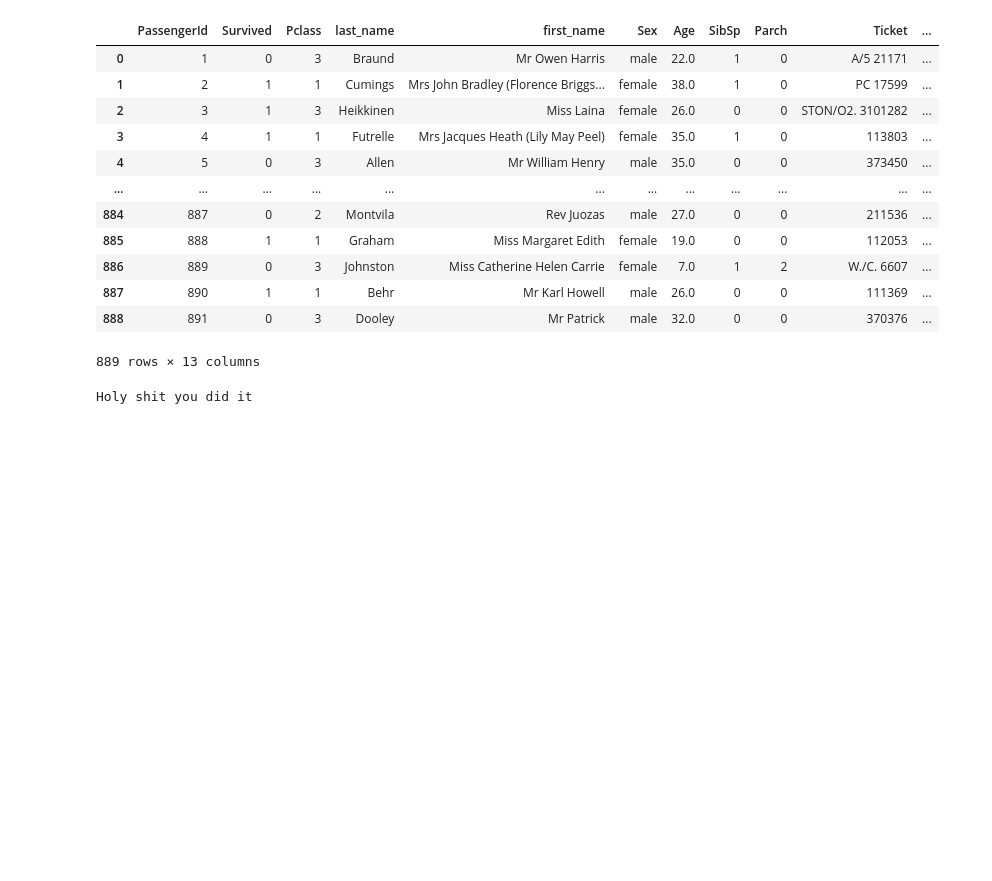
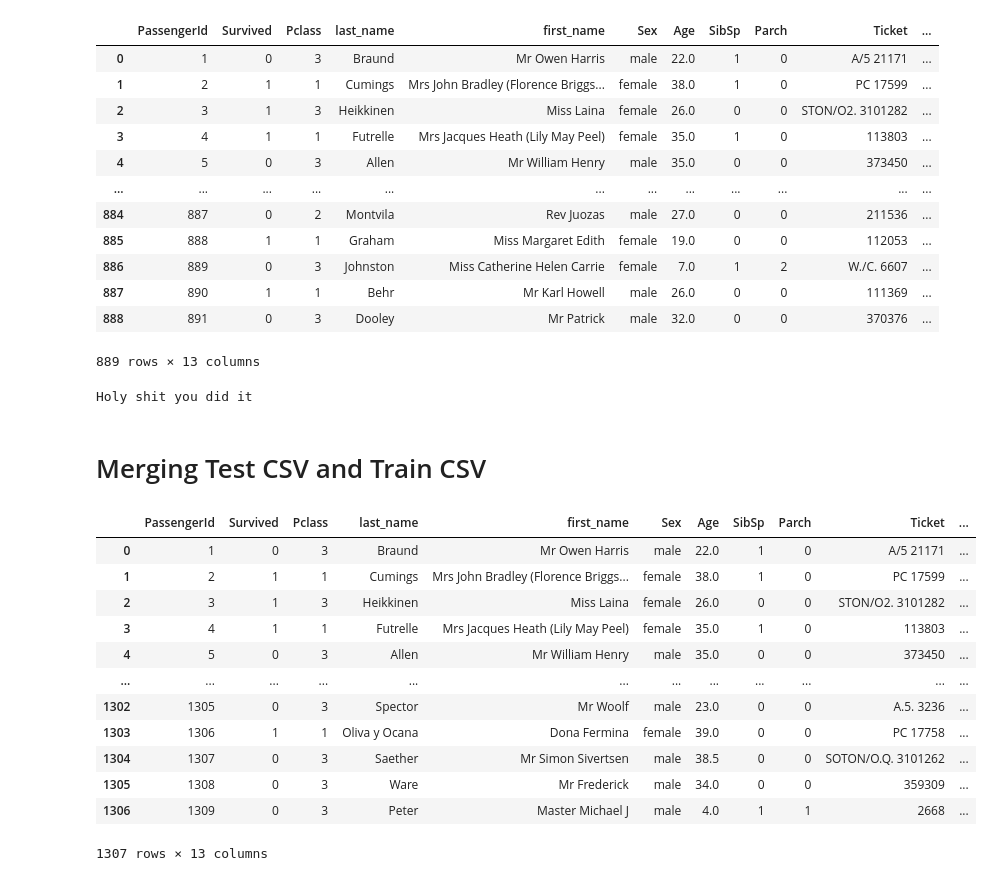
Before and after one commit to Mariomtz0713/Project-4, a Jupyter notebook: Titanic/Notebooks/extract_transfrom_load.ipynb, the cells around one changed output. Cells and saved outputs as stored; diff of their text form; code cells hidden in the pictures; blank space fills up the shorter version.

Commit message:
Added merged test/train csv

```diff
--- a/Titanic/Notebooks/extract_transfrom_load.ipynb
+++ b/Titanic/Notebooks/extract_transfrom_load.ipynb
@@ -945,3 +945,5 @@ else:
     print('Damn you suck')
 # %% [output]
 Holy shit you did it
+# %% [markdown]
+# Merging Test CSV and Train CSV
@@ -947,0 +956,16 @@ Holy shit you did it
+# %%
+pd.read_csv('../Resources/merged_clean.csv')
+# %% [output]
+|  | PassengerId | Survived | Pclass | last_name | first_name | Sex | Age | SibSp | Parch | Ticket | ... |
+| 0 | 1 | 0 | 3 | Braund | Mr Owen Harris | male | 22.0 | 1 | 0 | A/5 21171 | ... |
+| 1 | 2 | 1 | 1 | Cumings | Mrs John Bradley (Florence Briggs... | female | 38.0 | 1 | 0 | PC 17599 | ... |
+| 2 | 3 | 1 | 3 | Heikkinen | Miss Laina | female | 26.0 | 0 | 0 | STON/O2. 3101282 | ... |
+| 3 | 4 | 1 | 1 | Futrelle | Mrs Jacques Heath (Lily May Peel) | female | 35.0 | 1 | 0 | 113803 | ... |
+| 4 | 5 | 0 | 3 | Allen | Mr William Henry | male | 35.0 | 0 | 0 | 373450 | ... |
+| ... | ... | ... | ... | ... | ... | ... | ... | ... | ... | ... | ... |
+| 1302 | 1305 | 0 | 3 | Spector | Mr Woolf | male | 23.0 | 0 | 0 | A.5. 3236 | ... |
+| 1303 | 1306 | 1 | 1 | Oliva y Ocana | Dona Fermina | female | 39.0 | 0 | 0 | PC 17758 | ... |
+| 1304 | 1307 | 0 | 3 | Saether | Mr Simon Sivertsen | male | 38.5 | 0 | 0 | SOTON/O.Q. 3101262 | ... |
+| 1305 | 1308 | 0 | 3 | Ware | Mr Frederick | male | 34.0 | 0 | 0 | 359309 | ... |
+| 1306 | 1309 | 0 | 3 | Peter | Master Michael J | male | 4.0 | 1 | 1 | 2668 | ... |
+1307 rows × 13 columns
```
Also changed, not shown: parts of 1 cell of this notebook, 2 other files.
